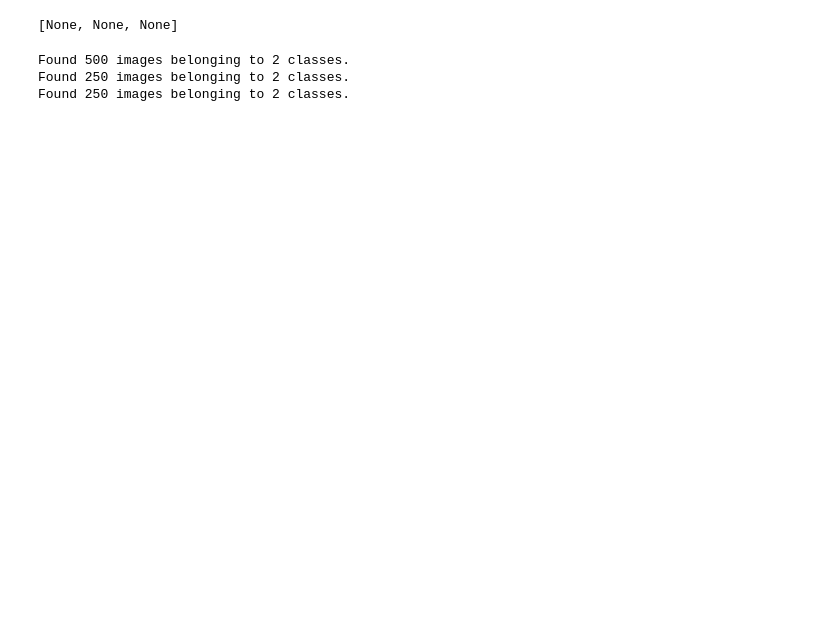
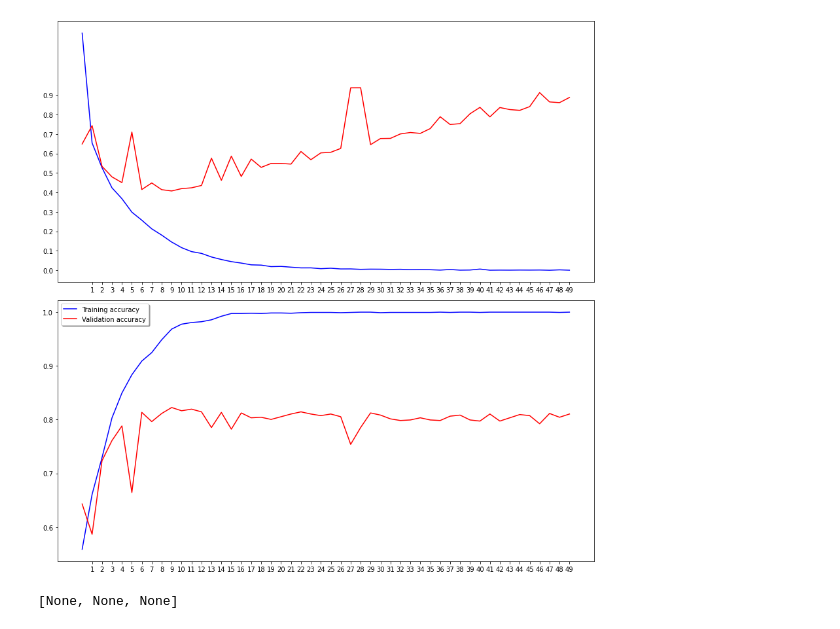
Before and after one commit to cetiners/gun_detector, a Jupyter notebook: main.ipynb, the cells around one changed output. Drawn from its saved outputs; the diff is of its cells as text; code cells hidden in the pictures; blank space fills up the shorter version.

```diff
--- a/main.ipynb
+++ b/main.ipynb
@@ -13,0 +33,18 @@ others - number of images: 3546
+# %%
+model = models.Sequential()
+model.add(layers.Conv2D(32,(3,3), activation="relu", input_shape = (150,150,3)))
+
+model.add(layers.MaxPooling2D((2,2)))
+model.add(layers.Flatten())
+model.add(layers.Dense(128, activation="relu"))
+model.add(layers.Dense(1,activation="sigmoid"))
+# %%
+model.compile(loss="binary_crossentropy",optimizer = optimizers.RMSprop(lr = 1e-4),metrics=["acc"])
+# %%
+history = model.fit(
+    train,
+    steps_per_epoch=2000//32,
+    epochs = 50,
+    validation_data = val,
+    validation_steps = 1000//32
+)
@@ -14,3 +69,7 @@ others - number of images: 3546
+# %%
+train_plot(history,epochs=50)
+# %% [output]
+[figure, added]
 # %%
 [cleaner(i) for i in ["train","test","validation"]]
 # %% [output]
@@ -20,8 +76,0 @@ sorter(500,250,250)
-# %%
-train = loader("train")
-test = loader("test")
-val = loader("validation")
-# %% [output]
-Found 500 images belonging to 2 classes.
-Found 250 images belonging to 2 classes.
-Found 250 images belonging to 2 classes.
```
Also changed, not shown: parts of 10 cells of this notebook.
